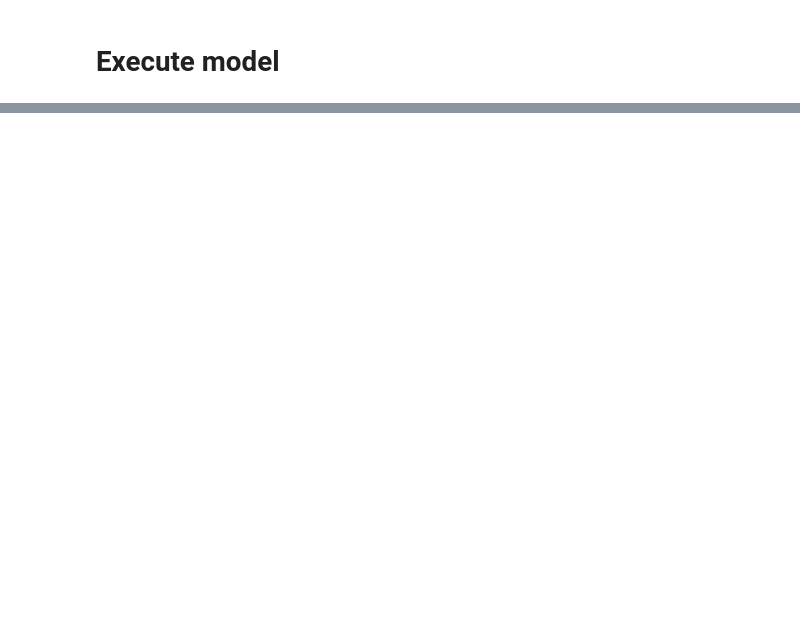
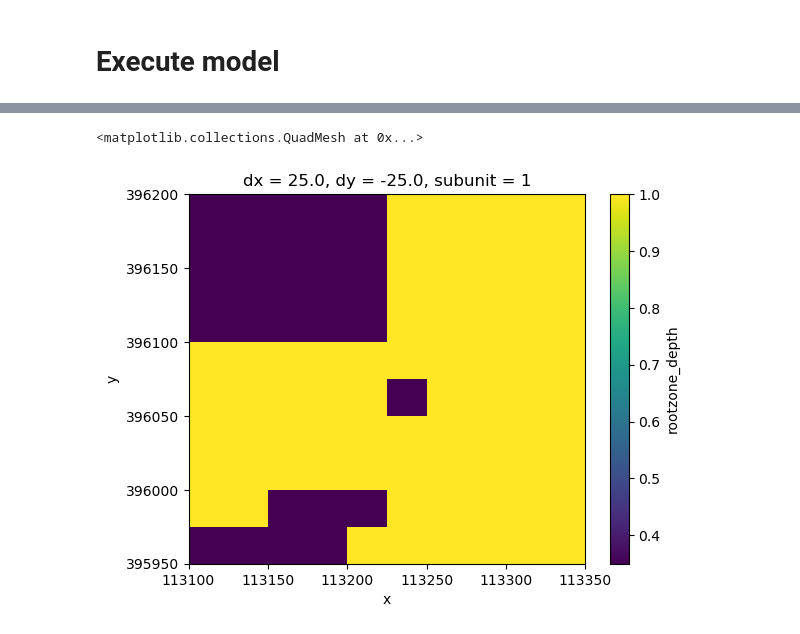
Before and after one commit to Ydrolog/WS_Mdl, a Jupyter notebook: code/Jupyter/imod_python_conversion/imod_python_init_NBr32.ipynb, the cells around one changed output, grey strips where cells are left out. Drawn from its saved outputs; the diff is of its cells as text; code cells hidden in the pictures; blank space fills up the shorter version.

```diff
--- a/code/Jupyter/imod_python_conversion/imod_python_init_NBr32.ipynb
+++ b/code/Jupyter/imod_python_conversion/imod_python_init_NBr32.ipynb
@@ -661,0 +759,5 @@ coupling -> 0 -> enable_sprinkling
+# %%
+B.sel(subunit=1).isel(x=slice(0, 10), y=range(0, 10)).plot()
+# %% [output]
+<matplotlib.collections.QuadMesh at 0x...>
+[figure, added]
```
Also changed, not shown: parts of 61 cells of this notebook, 34 other files.
